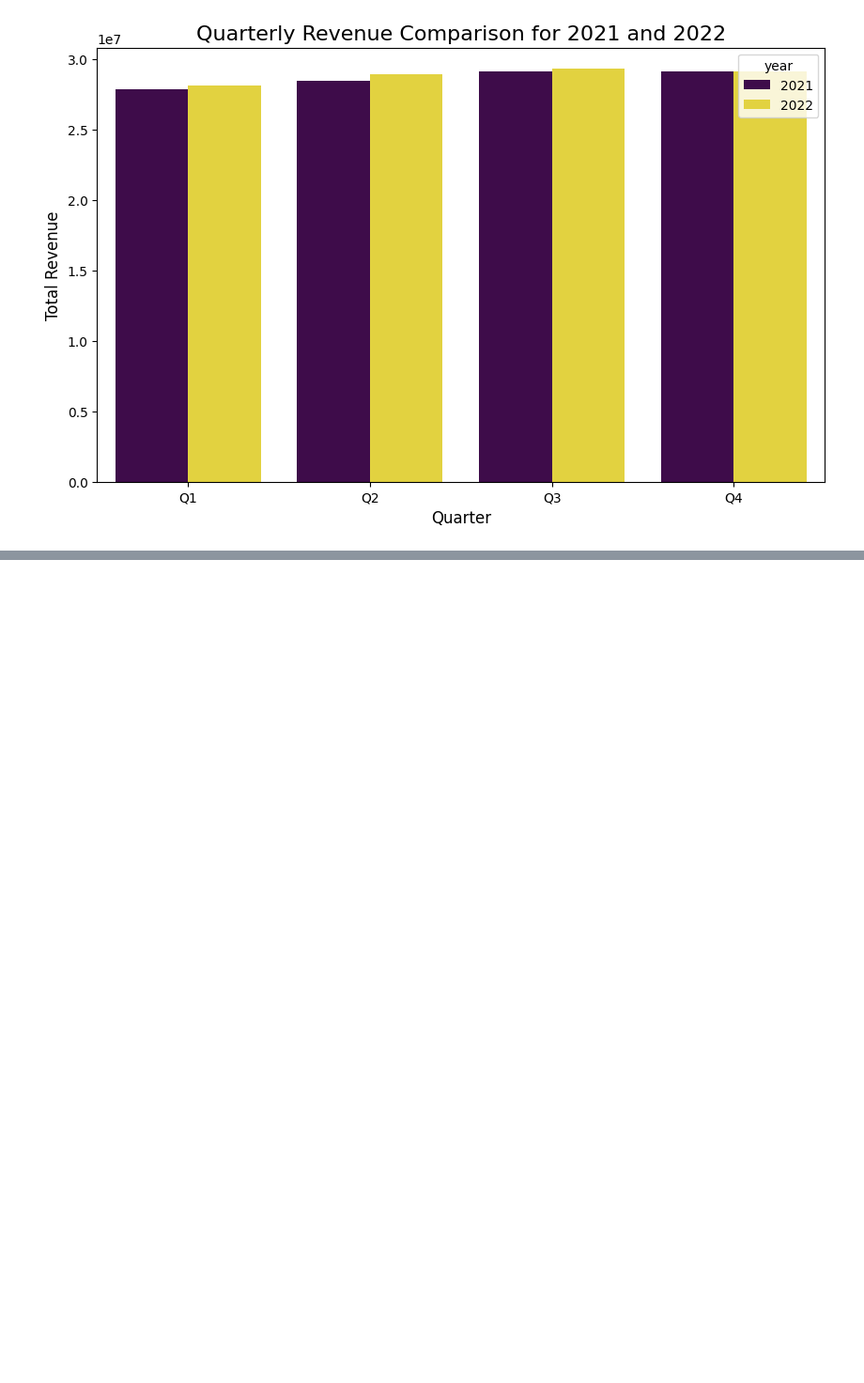
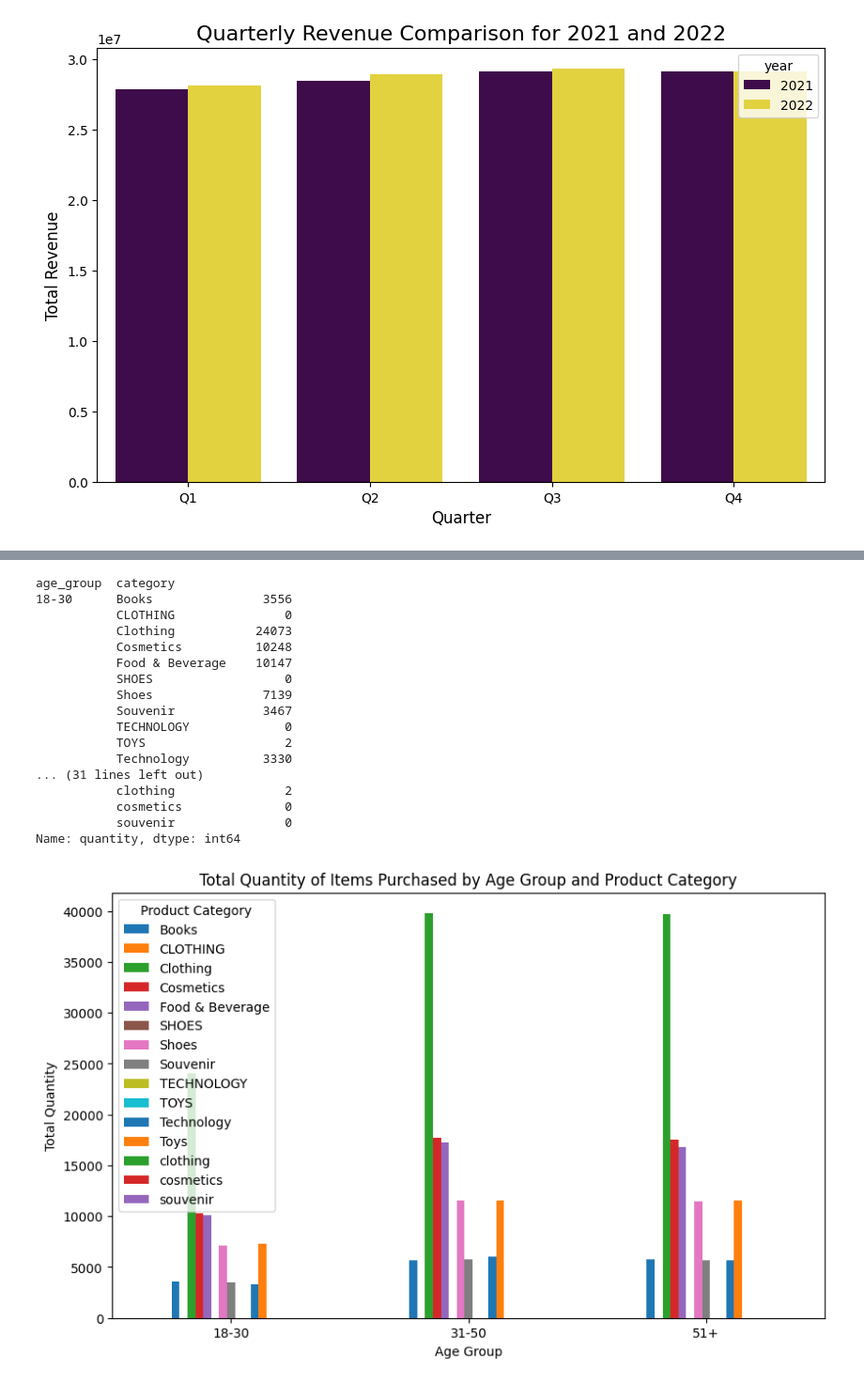
Before and after one commit to adnansadar/Customer-Segmentation-and-Purchase-Behavior-Prediction-for-Retail-Businesses, a Jupyter notebook: phase1.ipynb, the cells around one changed output, grey strips where cells are left out. Shown at 94% size. Drawn from its saved outputs; the diff is of its cells as text; code cells hidden in the pictures; blank space fills up the shorter version.

```diff
--- a/phase1.ipynb
+++ b/phase1.ipynb
@@ -409,0 +487,35 @@ plt.show()
+# %%
+bins = [18, 30, 50, float('inf')]
+labels = ['18-30', '31-50', '51+']
+df['age_group'] = pd.cut(df['age'], bins=bins, labels=labels, right=False)
+
+quantity_by_age_category = df.groupby(['age_group', 'category'])['quantity'].sum()
+
+print(quantity_by_age_category)
+
+quantity_by_age_category.unstack().plot(kind='bar', figsize=(10, 6))
+plt.title('Total Quantity of Items Purchased by Age Group and Product Category')
+plt.xlabel('Age Group')
+plt.ylabel('Total Quantity')
+plt.xticks(rotation=0)
+plt.legend(title='Product Category')
+plt.show()
+# %% [output]
+age_group  category
+18-30      Books               3556
+           CLOTHING               0
+           Clothing           24073
+           Cosmetics          10248
+           Food & Beverage    10147
+           SHOES                  0
+           Shoes               7139
+           Souvenir            3467
+           TECHNOLOGY             0
+           TOYS                   2
+           Technology          3330
+... (31 lines left out)
+           clothing               2
+           cosmetics              0
+           souvenir               0
+Name: quantity, dtype: int64
+[figure, added]
```
Also changed, not shown: parts of 16 cells of this notebook.
